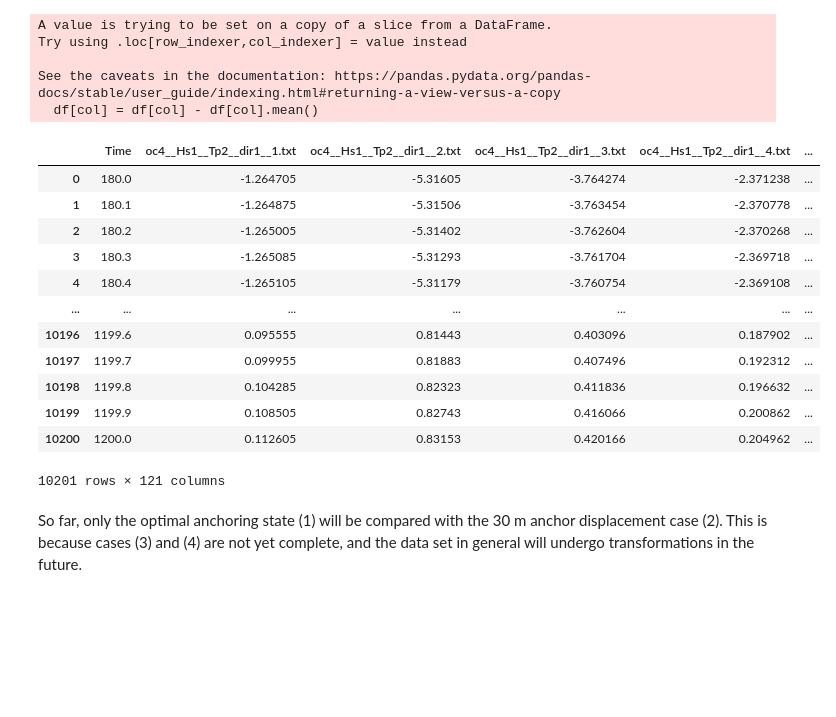
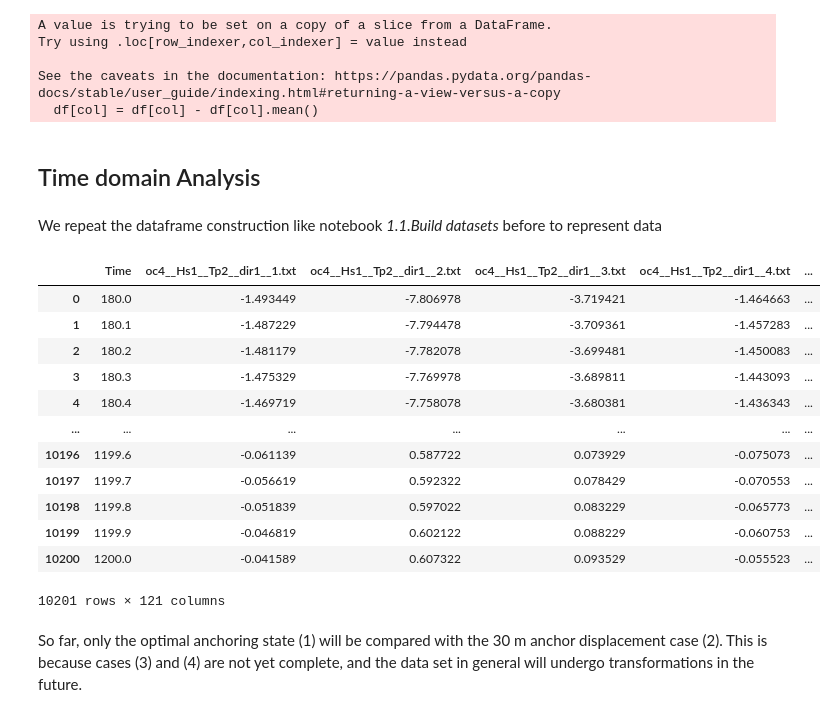
Before and after one commit to arturodmor/Mooring_anomaly_detector, a Jupyter notebook: notebooks/1_Understanding_package/1_3_plot_analysis.ipynb, the cells around one changed output. Drawn from its saved outputs; the diff is of its cells as text; code cells hidden in the pictures; blank space fills up the shorter version.

Commit message:
[NOTEBOOKS] update notebooks 1.3.

```diff
--- a/notebooks/1_Understanding_package/1_3_time_analysis.ipynb
+++ b/notebooks/1_Understanding_package/1_3_plot_analysis.ipynb
@@ -22,23 +20,27 @@ Try using .loc[row_indexer,col_indexer] = value instead
 
 See the caveats in the documentation: https://pandas.pydata.org/pandas-docs/stable/user_guide/indexing.html#returning-a-view-versus-a-copy
   df[col] = df[col] - df[col].mean()
+# %% [markdown]
+## Time domain Analysis
+# %% [markdown]
+We repeat the dataframe construction like notebook *1.1.Build datasets* before to represent data
 # %%
 drag_analysis.dataframe_for_analysis()
 # %%
-drag_analysis.df_sway
+drag_analysis.df_surge
 # %% [output]
 |  | Time | oc4__Hs1__Tp2__dir1__1.txt | oc4__Hs1__Tp2__dir1__2.txt | oc4__Hs1__Tp2__dir1__3.txt | oc4__Hs1__Tp2__dir1__4.txt | ... |
-| 0 | 180.0 | -1.264705 | -5.31605 | -3.764274 | -2.371238 | ... |
-| 1 | 180.1 | -1.264875 | -5.31506 | -3.763454 | -2.370778 | ... |
-| 2 | 180.2 | -1.265005 | -5.31402 | -3.762604 | -2.370268 | ... |
-| 3 | 180.3 | -1.265085 | -5.31293 | -3.761704 | -2.369718 | ... |
-| 4 | 180.4 | -1.265105 | -5.31179 | -3.760754 | -2.369108 | ... |
+| 0 | 180.0 | -1.493449 | -7.806978 | -3.719421 | -1.464663 | ... |
+| 1 | 180.1 | -1.487229 | -7.794478 | -3.709361 | -1.457283 | ... |
+| 2 | 180.2 | -1.481179 | -7.782078 | -3.699481 | -1.450083 | ... |
+| 3 | 180.3 | -1.475329 | -7.769978 | -3.689811 | -1.443093 | ... |
+| 4 | 180.4 | -1.469719 | -7.758078 | -3.680381 | -1.436343 | ... |
 | ... | ... | ... | ... | ... | ... | ... |
-| 10196 | 1199.6 | 0.095555 | 0.81443 | 0.403096 | 0.187902 | ... |
-| 10197 | 1199.7 | 0.099955 | 0.81883 | 0.407496 | 0.192312 | ... |
-| 10198 | 1199.8 | 0.104285 | 0.82323 | 0.411836 | 0.196632 | ... |
-| 10199 | 1199.9 | 0.108505 | 0.82743 | 0.416066 | 0.200862 | ... |
-| 10200 | 1200.0 | 0.112605 | 0.83153 | 0.420166 | 0.204962 | ... |
+| 10196 | 1199.6 | -0.061139 | 0.587722 | 0.073929 | -0.075073 | ... |
+| 10197 | 1199.7 | -0.056619 | 0.592322 | 0.078429 | -0.070553 | ... |
+| 10198 | 1199.8 | -0.051839 | 0.597022 | 0.083229 | -0.065773 | ... |
+| 10199 | 1199.9 | -0.046819 | 0.602122 | 0.088229 | -0.060753 | ... |
+| 10200 | 1200.0 | -0.041589 | 0.607322 | 0.093529 | -0.055523 | ... |
 10201 rows × 121 columns
 # %% [markdown]
 So far, only the optimal anchoring state (1) will be compared with the 30 m anchor displacement case (2). This is because cases (3) and (4) are not yet complete, and the data set in general will undergo transformations in the future.
```
Also changed, not shown: parts of 10 cells of this notebook, 1 other file.
